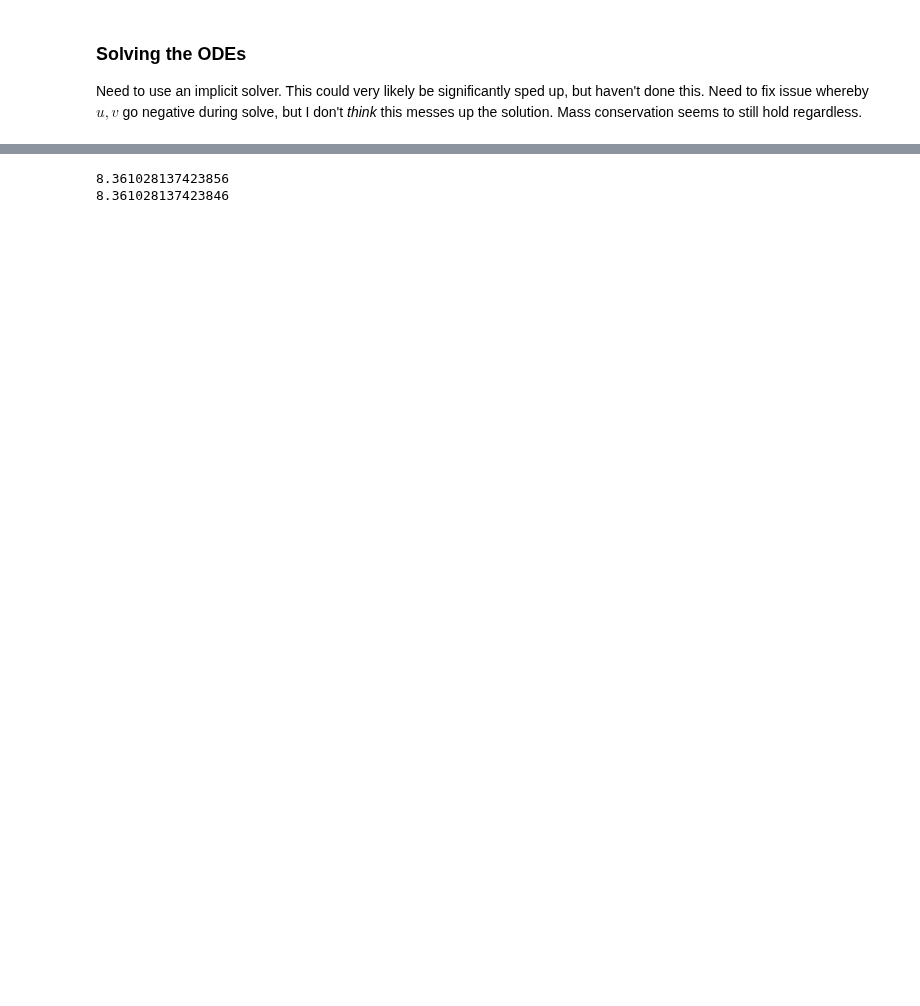
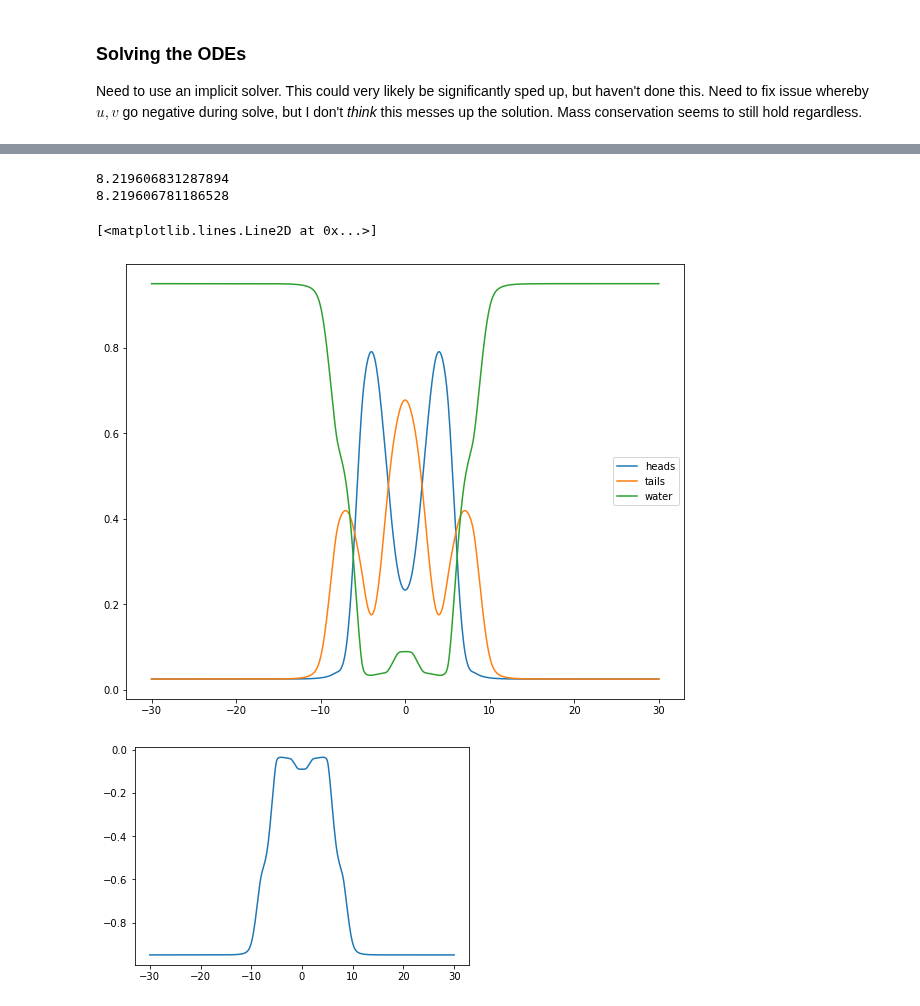
Before and after one commit to rgbrown/lipids, a Jupyter notebook: notebooks/1D Lipids.ipynb, the cells around one changed output, grey strips where cells are left out. Saved outputs shown, nothing was run; the diff lists cells and outputs as text; code cells hidden in the pictures; blank space fills up the shorter version.

```diff
--- a/notebooks/1D Lipids.ipynb
+++ b/notebooks/1D Lipids.ipynb
@@ -206,7 +211,16 @@ plot_solution(u, v)
 # %%
 # Check conservation has held
 print(sum(u + v)*dx)
 print(sum(u0 + v0)*dx)
+plot_solution_by_index(soln, -1)
+
+# Check non-negativity is true
+mu = u + tau_e_minus(u) + v + tau_e_plus(v) - 1
+plt.figure()
+plt.plot(x, mu)
 # %% [output]
-8.361028137423856
-8.361028137423846
+8.219606831287894
+8.219606781186528
+[<matplotlib.lines.Line2D at 0x...>]
+[figure, added]
+[figure, added]
```
Also changed, not shown: parts of 5 cells of this notebook.
